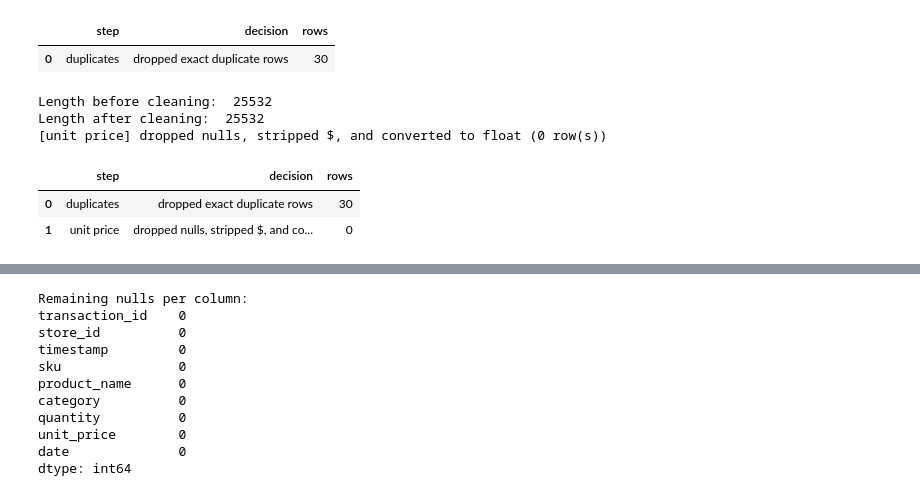
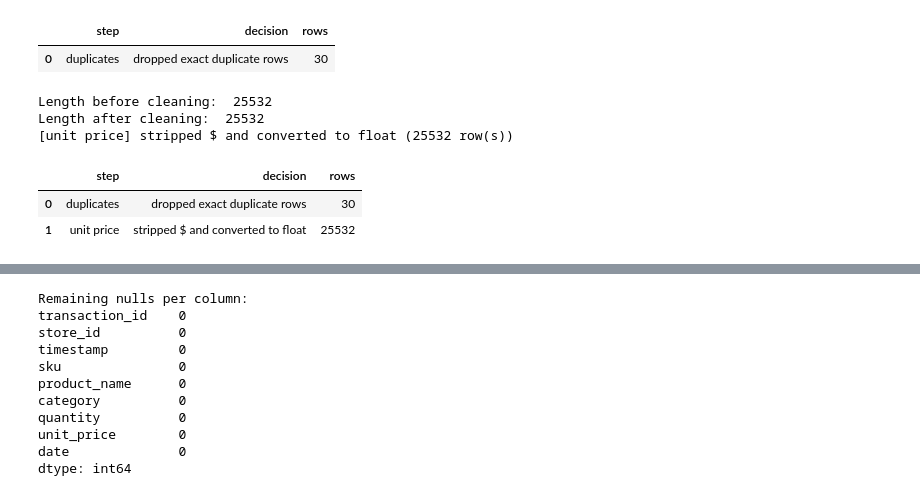
Before and after one commit to AdelineKwakye/walmart-huricane-project, a Jupyter notebook: notebooks/scratch/Adeline_Kwakye_Notebook.ipynb, the cells around one changed output, grey strips where cells are left out. Cells and saved outputs as stored; diff of their text form; code cells hidden in the pictures.

Commit message:
Updated the function pertaining to unit_price

```diff
--- a/notebooks/scratch/Adeline_Kwakye_Notebook.ipynb
+++ b/notebooks/scratch/Adeline_Kwakye_Notebook.ipynb
@@ -82,36 +82,33 @@ Length after cleaning duplicates:  25532
 # %%
 # handle unit price
 def clean_unit_price(df_name):
     before_len = len(df_name)
     print("Length before cleaning: ", before_len)
     clean_df = df_name.copy()
 
-    # Drop null values
-    removed = clean_df['unit_price'].isnull().sum()
-    clean_df = clean_df.dropna(subset=['unit_price']).copy()
 
     # Strip '$' and convert directly to float
     clean_df['unit_price'] = (
         clean_df['unit_price']
         .astype(str)
         .str.replace('$', '', regex=False)
         .str.strip()
         .astype(float)
     )
 
     assert clean_df['unit_price'].dtype == float
 
     after_len = len(clean_df)
     print("Length after cleaning: ", after_len)
-    log('unit price', 'dropped nulls, stripped $, and converted to float', removed)
+    log('unit price', 'stripped $ and converted to float', len(clean_df))
     return clean_df
 
 df_clean = clean_unit_price(df_clean)
 show_log()
 # %% [output]
 Length before cleaning:  25532
 Length after cleaning:  25532
-[unit price] dropped nulls, stripped $, and converted to float (0 row(s))
+[unit price] stripped $ and converted to float (25532 row(s))
 |  | step | decision | rows |
 | 0 | duplicates | dropped exact duplicate rows | 30 |
-| 1 | unit price | dropped nulls, stripped $, and co... | 0 |
+| 1 | unit price | stripped $ and converted to float | 25532 |
```
Also changed, not shown: parts of 5 cells of this notebook.
